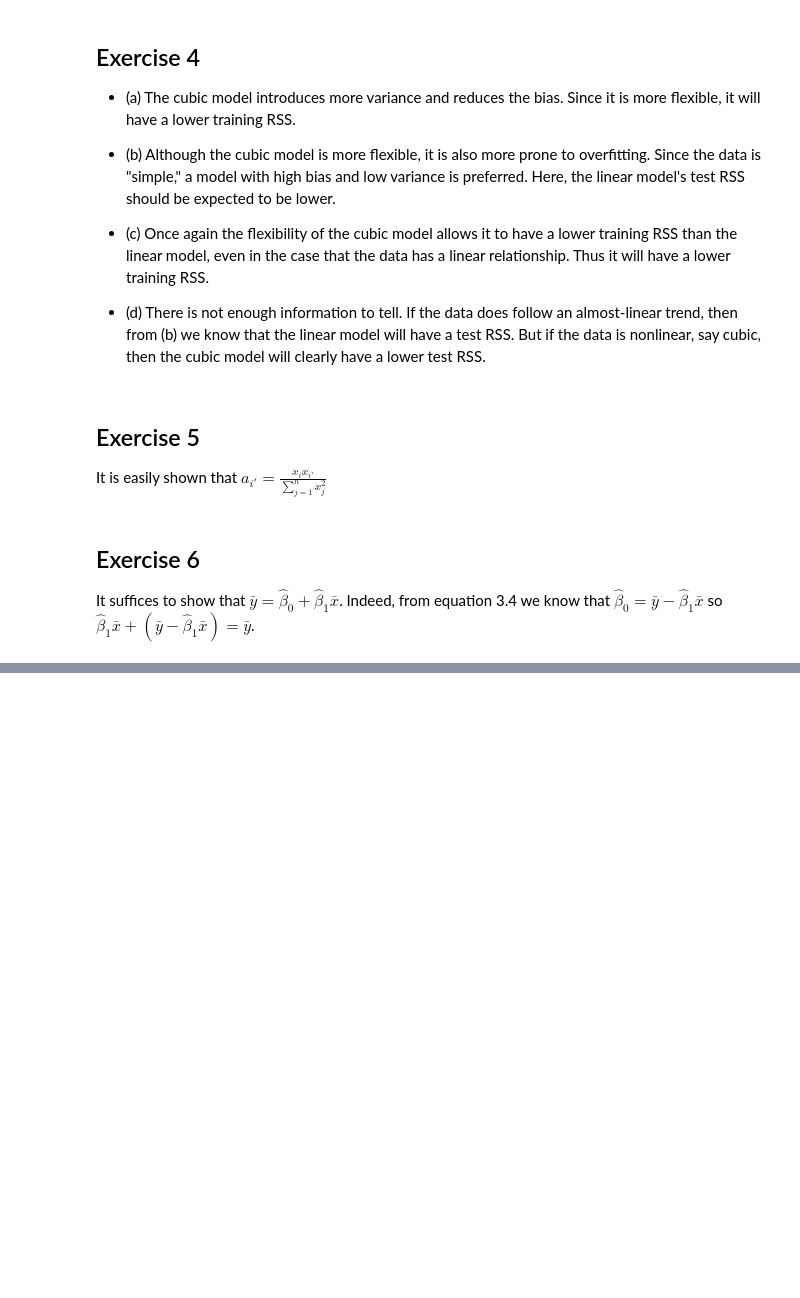
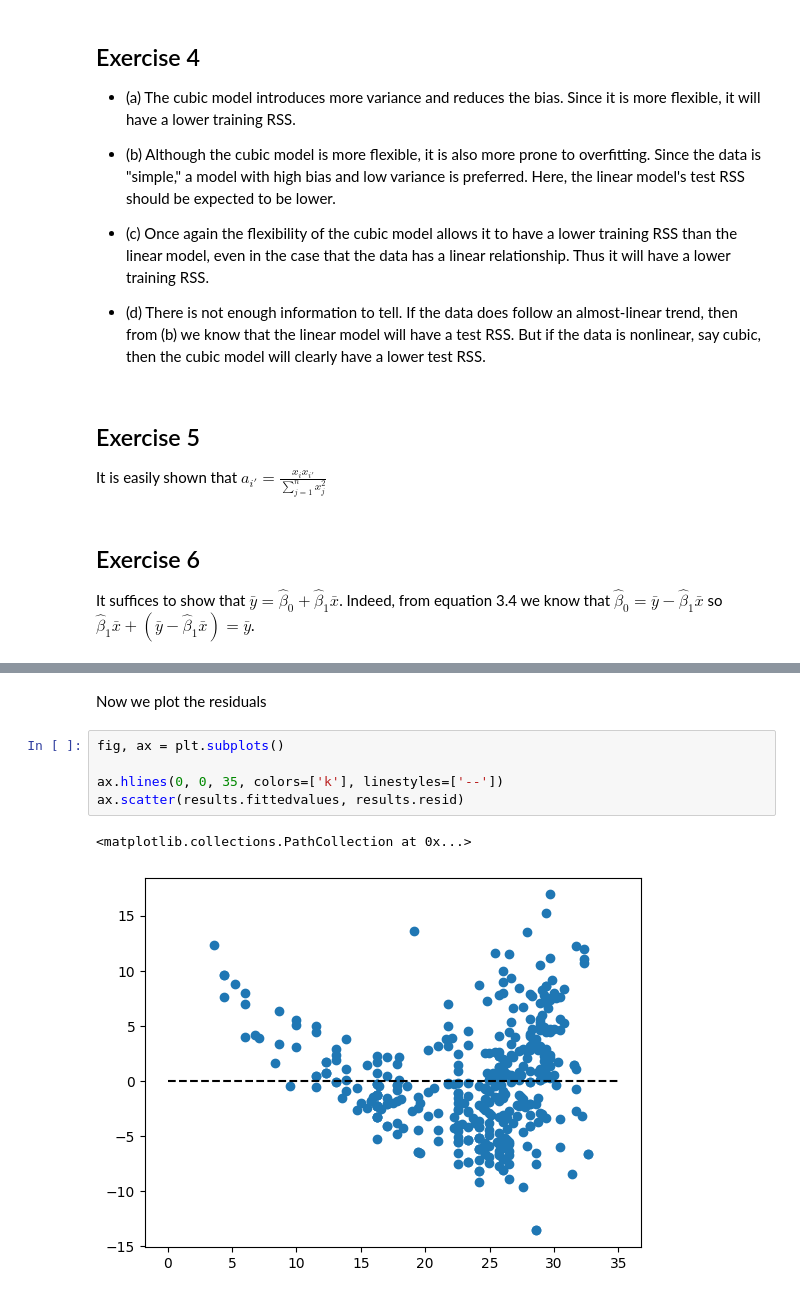
Before and after one commit to Squirrelcoding/ISLP, a Jupyter notebook: Lab_2.ipynb, the cells around one changed output, grey strips where cells are left out. Saved outputs shown, nothing was run; the diff lists cells and outputs as text; blank space fills up the shorter version.

```diff
--- a/Lab_2.ipynb
+++ b/Lab_2.ipynb
@@ -365,0 +425,10 @@ Not gonna do the last one it just looks like ugly calculations.
+# %% [markdown]
+Now we plot the residuals
+# %%
+fig, ax = plt.subplots()
+
+ax.hlines(0, 0, 35, colors=['k'], linestyles=['--'])
+ax.scatter(results.fittedvalues, results.resid)
+# %% [output]
+<matplotlib.collections.PathCollection at 0x...>
+[figure, added]
```
Also changed, not shown: parts of 18 cells of this notebook.
